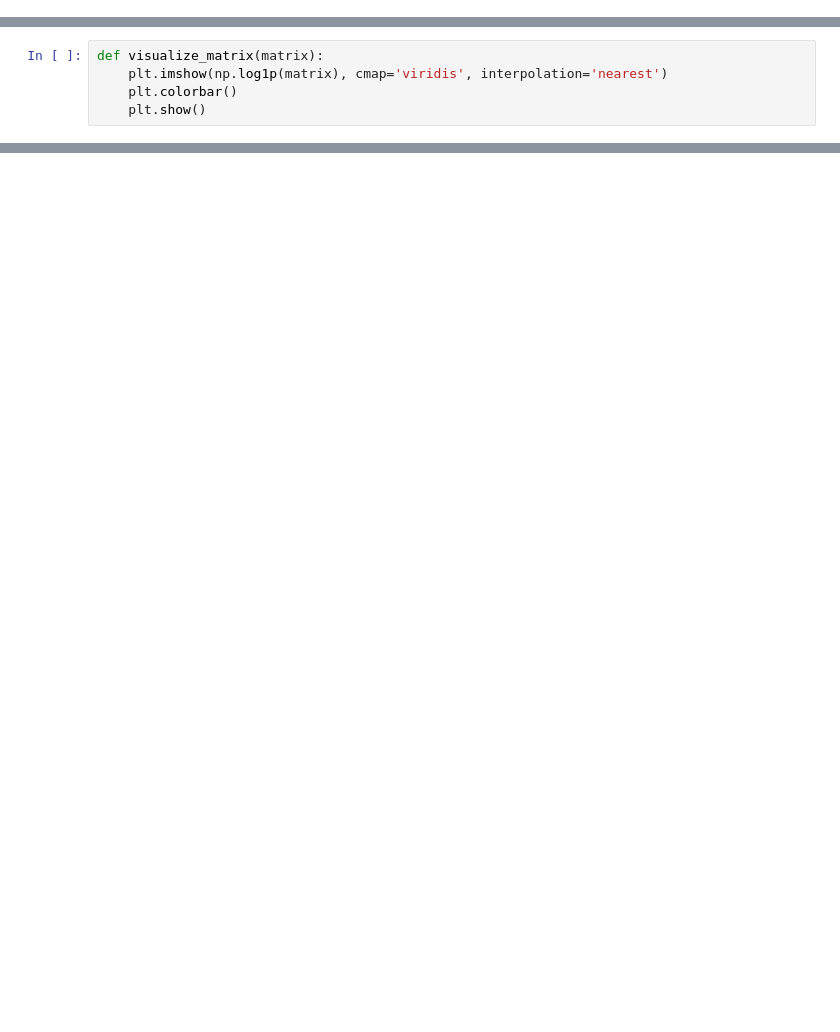
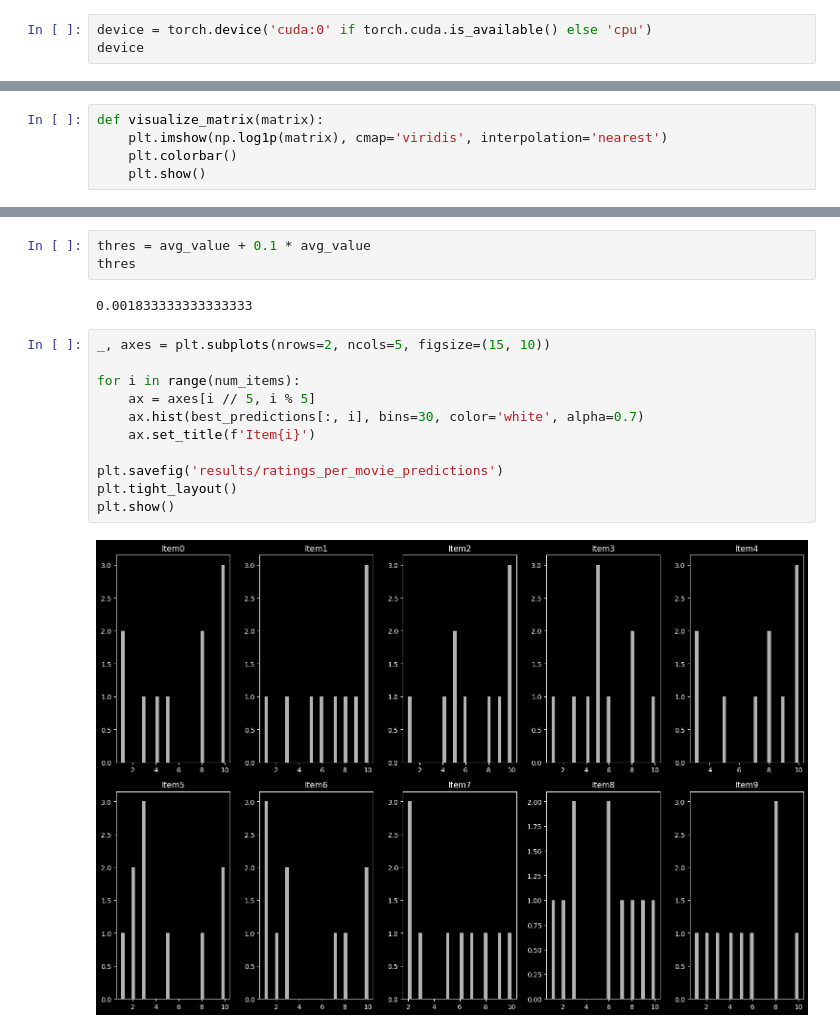
Before and after one commit to georgeVlc/thesis, a Jupyter notebook: gen_algo.ipynb, the cells around one changed output, grey strips where cells are left out. Saved outputs shown, nothing was run; the diff lists cells and outputs as text; blank space fills up the shorter version.

```diff
--- a/gen_algo.ipynb
+++ b/gen_algo.ipynb
@@ -117,0 +11,3 @@ class LabelSpreading(BaseLabelPropagation):
+# %%
+device = torch.device('cuda:0' if torch.cuda.is_available() else 'cpu')
+device
@@ -492,0 +451,18 @@ plt.show()
+# %%
+thres = avg_value + 0.1 * avg_value
+thres
+# %% [output]
+0.001833333333333333
+# %%
+_, axes = plt.subplots(nrows=2, ncols=5, figsize=(15, 10))
+
+for i in range(num_items):
+    ax = axes[i // 5, i % 5]
+    ax.hist(best_predictions[:, i], bins=30, color='white', alpha=0.7)
+    ax.set_title(f'Item{i}')
+
+plt.savefig('results/ratings_per_movie_predictions')
+plt.tight_layout()
+plt.show()
+# %% [output]
+[figure, added]
```
Also changed, not shown: parts of 27 cells of this notebook, 17 other files.
